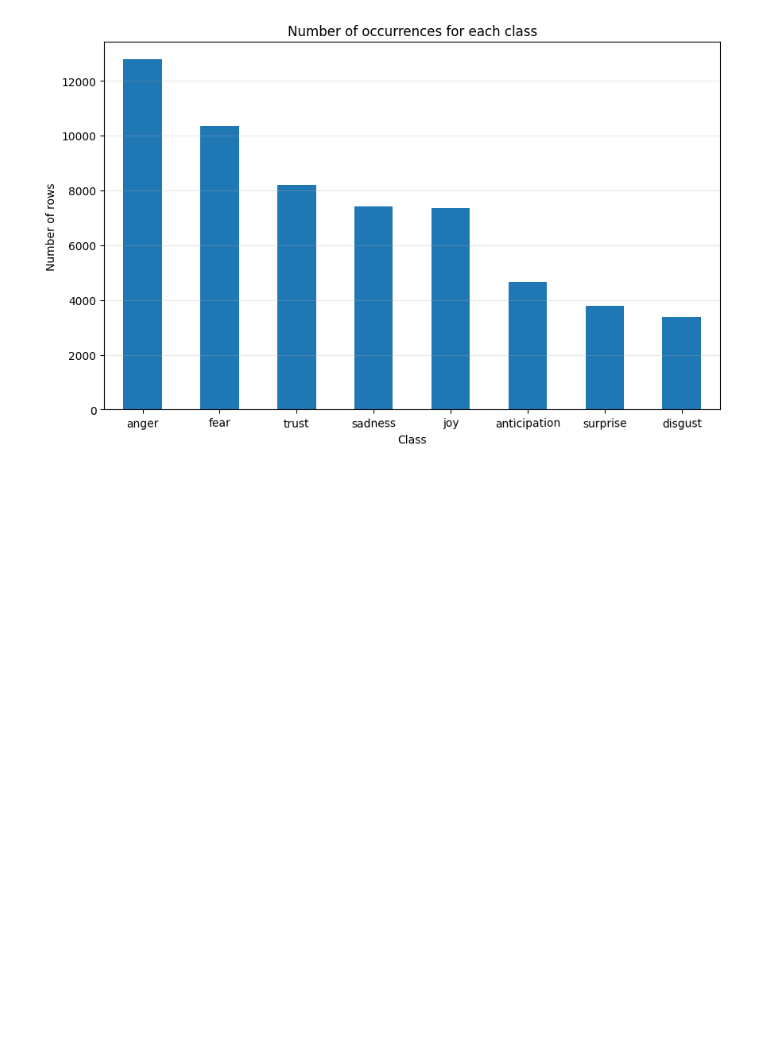
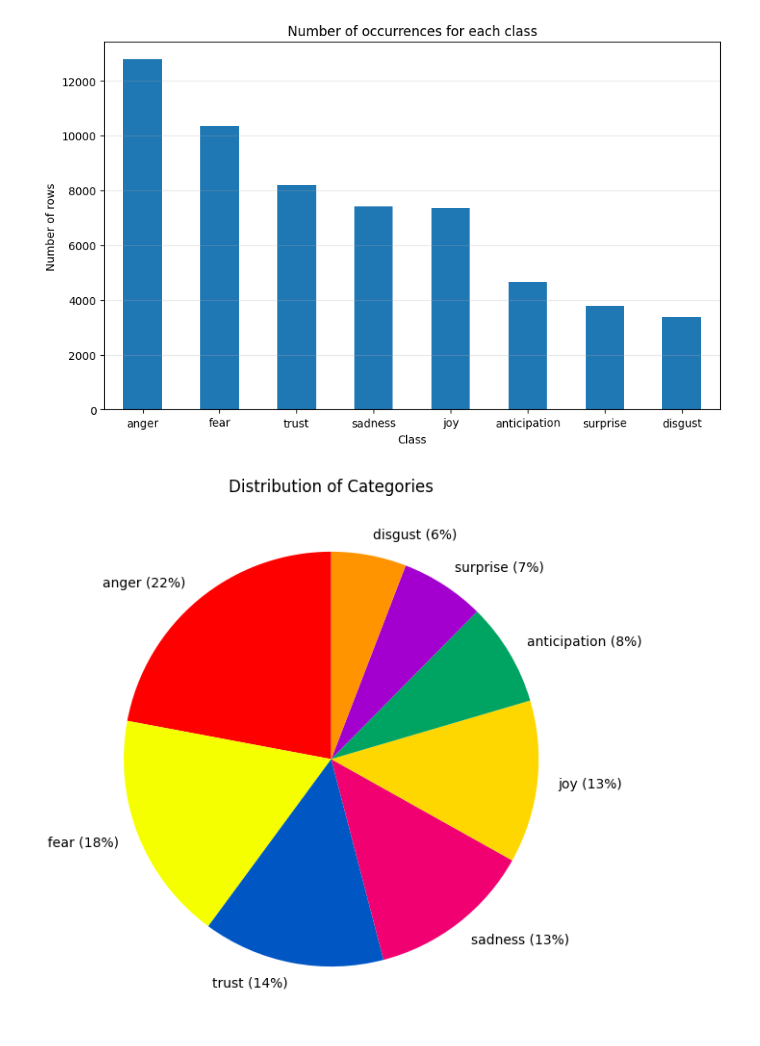
Before and after one commit to ChefBB/TA_project, a Jupyter notebook: exploratory.ipynb, the cells around one changed output. Cells and saved outputs as stored; diff of their text form; code cells hidden in the pictures; blank space fills up the shorter version.

```diff
--- a/exploratory.ipynb
+++ b/exploratory.ipynb
@@ -31,2 +34,31 @@ plt.grid(axis= 'y', alpha= 0.3)
 # %% [output]
 [figure]
+# %%
+from matplotlib.cm import get_cmap
+
+data = df.groupby('label').count()['id'].sort_values(ascending= False)
+
+percentages = (data / data.sum()) * 100
+labels = [f"{label} ({value:.0f}%)" for label, value in zip(data.index, percentages)]
+
+cmap = get_cmap('prism')
+colors = [cmap(i / len(data)) for i in range(len(data))]
+
+# Plot the pie chart
+plt.figure(figsize=(10, 7))
+plt.pie(
+    data,
+    labels=labels,  # Use the custom labels
+    colors= colors,
+    startangle=90   # Rotate the chart to start at 90 degrees
+)
+
+# Add a title
+plt.title('Distribution of Categories')
+plt.show()
+
+plt.show()
+
+plt.close()
+# %% [output]
+[figure, added]
```
Also changed, not shown: parts of 1 cell of this notebook, 8 other files.
